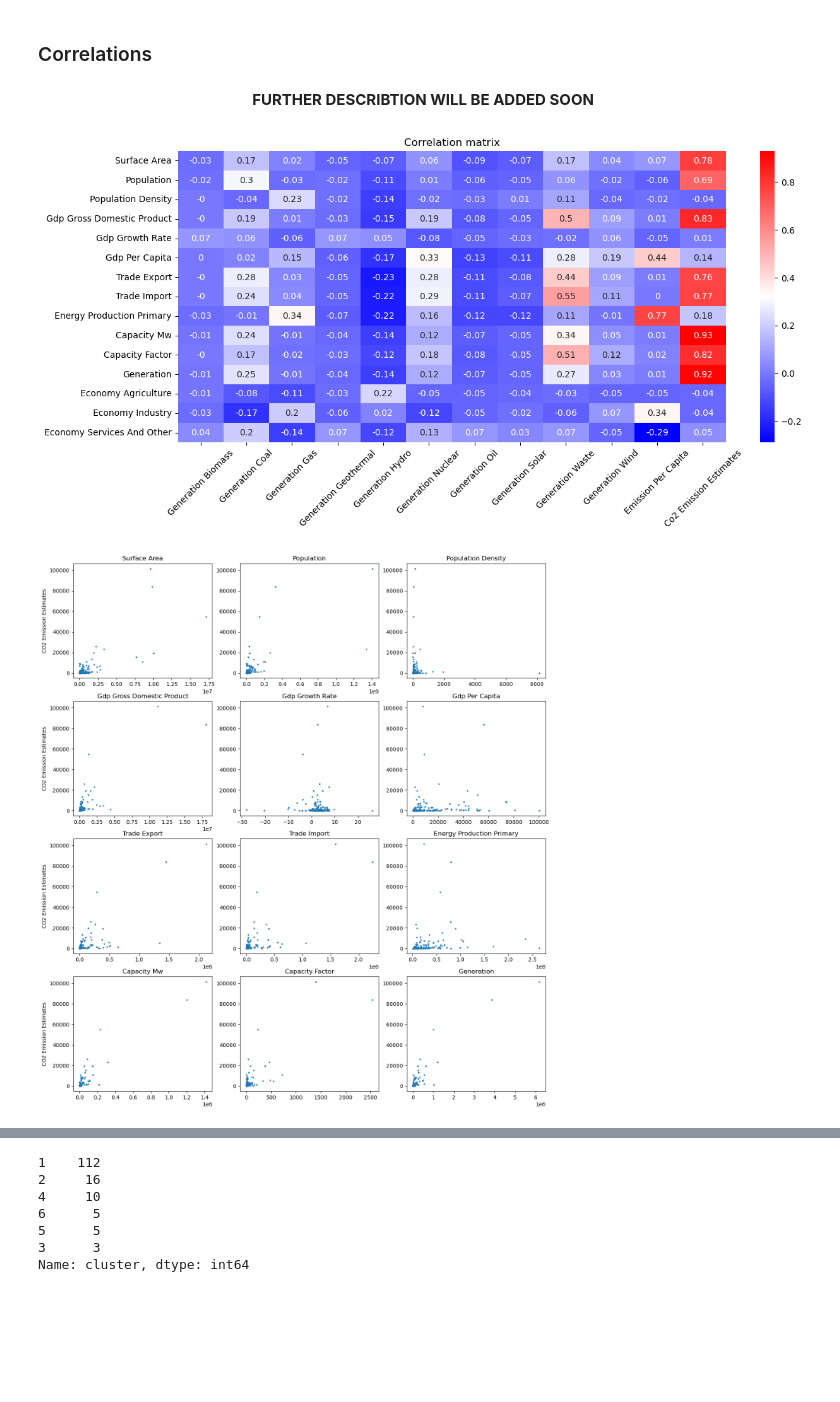
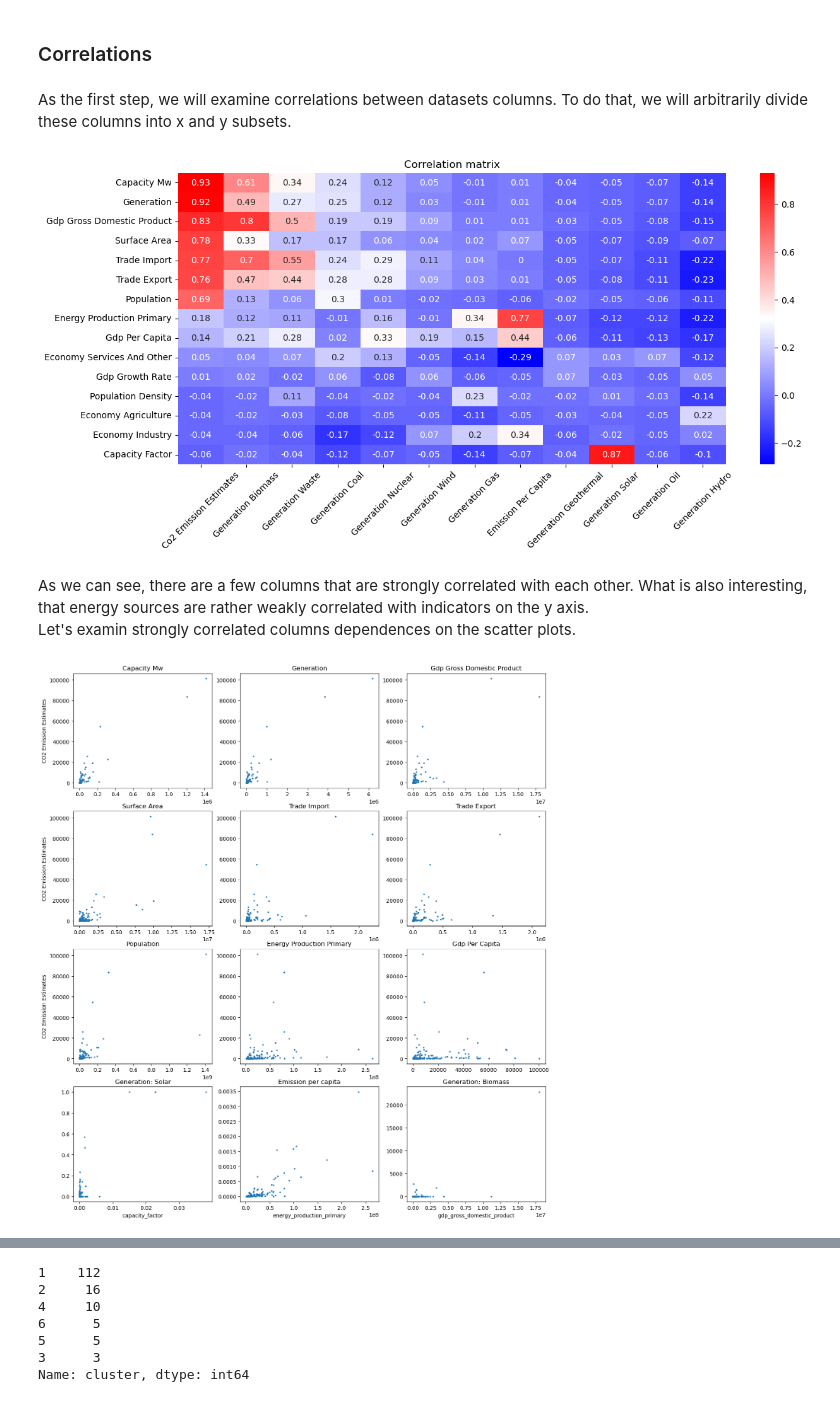
Before and after one commit to piotrLW/co2_emission, a Jupyter notebook: parsing.ipynb, the cells around one changed output, grey strips where cells are left out. Saved outputs shown, nothing was run; the diff lists cells and outputs as text; code cells hidden in the pictures; blank space fills up the shorter version.

```diff
--- a/parsing.ipynb
+++ b/parsing.ipynb
@@ -34,29 +34,34 @@ memory usage: 33.9+ KB
 # %% [markdown]
 ### Correlations
 # %% [markdown]
-<center> <strong>FURTHER DESCRIBTION WILL BE ADDED SOON<strong> <center>
+As the first step, we will examine correlations between datasets columns. To do that, we will arbitrarily divide these columns into x and y subsets.
 # %%
-x_ind = [i for i in range(13,24)] + [8]
-y_ind = [i for i in range(8)] + [i for i in range(9, 13)] + [i for i in range(24,27)]
+x_ind = [i for i in range(12,22)] + [8, 23]
+y_ind = [i for i in range(8)] + [i for i in range(9, 12)] + [i for i in range(24,27)] + [22]
 
 correlations = round(joined_df.corr().iloc[y_ind, x_ind],2)
+correlations.sort_values('co2_emission_estimates', axis = 0, inplace = True, ascending = False)
+correlations.sort_values('gdp_gross_domestic_product', axis = 1, inplace = True, ascending = False)
 correlations.columns = correlations.columns.str.replace('_',' ').str.title()
 correlations.index = correlations.index.str.replace('_',' ').str.title()
 
 plt.figure(figsize = (14,6))
 sns.heatmap(correlations, cmap = 'bwr', annot = True)
 plt.xticks(rotation = 45)
 plt.title('Correlation matrix')
 plt.show()
 # %% [output]
-[figure, old version]
+[figure, new version]
+# %% [markdown]
+As we can see, there are a few columns that are strongly correlated with each other. What is also interesting, that energy sources are rather weakly correlated with indicators on the y axis. <br>
+Let's examin strongly correlated columns dependences on the scatter plots.
 # %%
-y_cols = correlations.index[:-3].str.lower().str.replace(' ','_')
+y_cols = correlations.index[:9].str.lower().str.replace(' ','_')
 
 fig, axs = plt.subplots(4,3)
 plt.rc('figure', figsize=(16, 18))
 
-for i in range(4):
+for i in range(3):
     for j in range(3):
         joined_df.plot.scatter(x = y_cols[3*i + j], y = 'co2_emission_estimates', ax = axs[i,j], s = 4)
         axs[i,j].set_xlabel('')
@@ -65,5 +70,16 @@ for i in range(4):
         else:
             axs[i,j].set_ylabel('CO2 Emission Estimates')
         axs[i,j].set_title(y_cols[3*i + j].replace('_',' ').title())
+
+joined_df.plot.scatter(x = 'capacity_factor', y = 'generation_solar', ax = axs[3,0], s = 4)
+axs[3,0].set_title('Generation: Solar')
+axs[3,0].set_ylabel('')
+joined_df.plot.scatter(x = 'energy_production_primary', y = 'emission_per_capita', ax = axs[3,1], s = 4)
+axs[3,1].set_title('Emission per capita')
+axs[3,1].set_ylabel('')
+joined_df.plot.scatter(x = 'gdp_gross_domestic_product', y = 'generation_biomass', ax = axs[3,2], s = 4)
+axs[3,2].set_title('Generation: Biomass')
+axs[3,2].set_ylabel('')
+plt.show()
 # %% [output]
-[figure, old version]
+[figure, new version]
```
Also changed, not shown: parts of 20 cells of this notebook.
